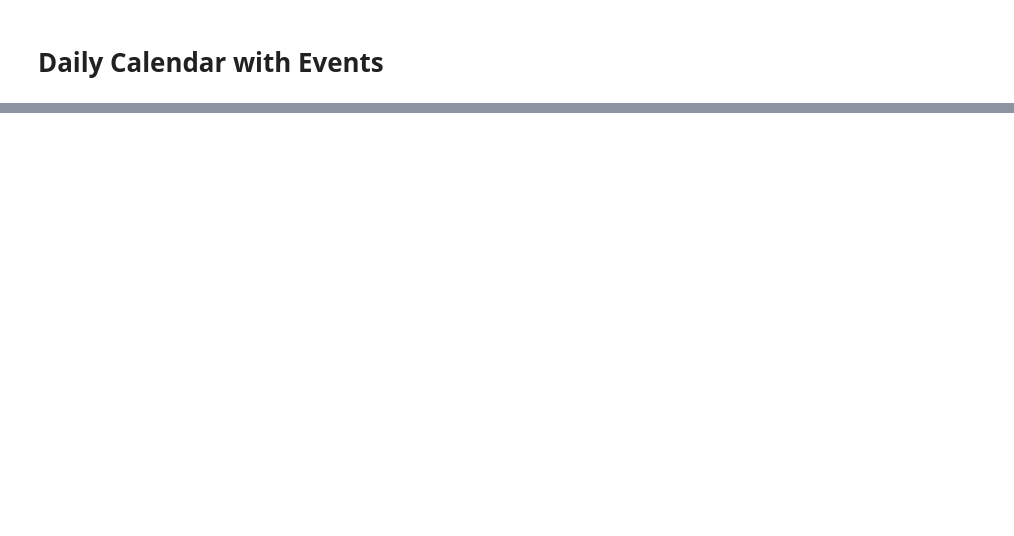
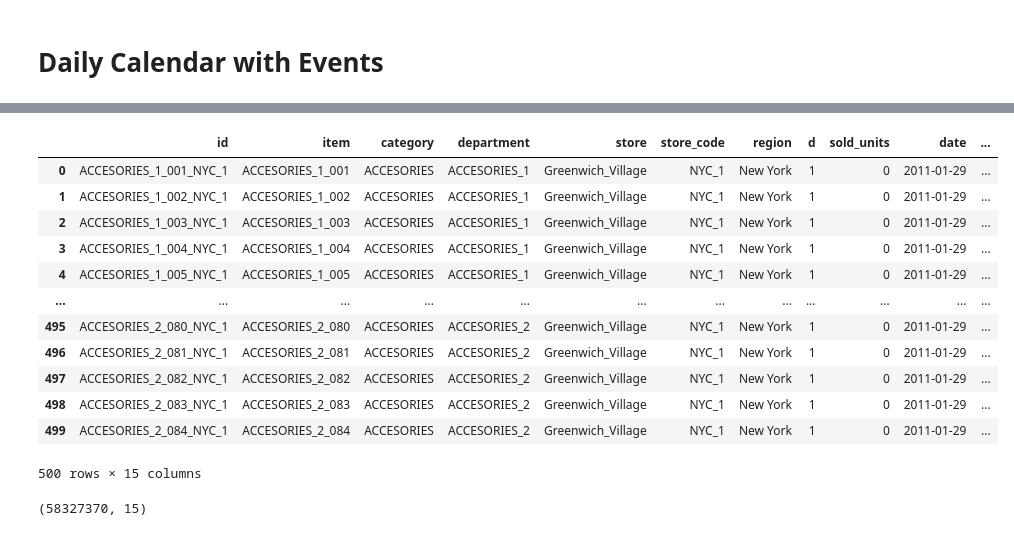
Before and after one commit to viicctor91/me, a Jupyter notebook: Projeto_Final.ipynb, the cells around one changed output, grey strips where cells are left out. Drawn from its saved outputs; the diff is of its cells as text; code cells hidden in the pictures; blank space fills up the shorter version.

```diff
--- a/Projeto_Final.ipynb
+++ b/Projeto_Final.ipynb
@@ -19,5 +26,5 @@ pd.set_option('display.max_columns', None)
 # %%
-pd.set_option('display.max_rows', None)
-#pd.reset_option('display.max_rows')
+# pd.set_option('display.max_rows', None)
+# pd.reset_option('display.max_rows')
 # %%
 #lendo arquivos
@@ -499,19 +388,0 @@ IntCastingNaNError: ignored
-# %%
-def merge_in_chunks(df_main, df_secondary, on_columns, n_chunks=20, how='left'):
-    chunk_size = len(df_main) // n_chunks
-    merged_dfs = []
-
-    # Envolva o intervalo em tqdm() para obter a barra de progresso
-    for i in tqdm(range(n_chunks)):
-        start_idx = i * chunk_size
-        end_idx = (i + 1) * chunk_size if i != n_chunks - 1 else None  # Para pegar tudo até o final no último segmento
-
-        chunk = df_main.iloc[start_idx:end_idx]
-        merged_chunk = pd.merge(chunk, df_secondary, on=on_columns, how=how)
-
-        merged_dfs.append(merged_chunk)
-
-    return pd.concat(merged_dfs)
-
-on_columns = ['item', 'store_code', 'yearweek']
-df_final = merge_in_chunks(df_sales_calendar, df_prices, on_columns, n_chunks=20)
@@ -824,0 +601,20 @@ sales_func( df_sales,
+# %%
+df_final.head(500)
+# %% [output]
+|  | id | item | category | department | store | store_code | region | d | sold_units | date | ... |
+| 0 | ACCESORIES_1_001_NYC_1 | ACCESORIES_1_001 | ACCESORIES | ACCESORIES_1 | Greenwich_Village | NYC_1 | New York | 1 | 0 | 2011-01-29 | ... |
+| 1 | ACCESORIES_1_002_NYC_1 | ACCESORIES_1_002 | ACCESORIES | ACCESORIES_1 | Greenwich_Village | NYC_1 | New York | 1 | 0 | 2011-01-29 | ... |
+| 2 | ACCESORIES_1_003_NYC_1 | ACCESORIES_1_003 | ACCESORIES | ACCESORIES_1 | Greenwich_Village | NYC_1 | New York | 1 | 0 | 2011-01-29 | ... |
+| 3 | ACCESORIES_1_004_NYC_1 | ACCESORIES_1_004 | ACCESORIES | ACCESORIES_1 | Greenwich_Village | NYC_1 | New York | 1 | 0 | 2011-01-29 | ... |
+| 4 | ACCESORIES_1_005_NYC_1 | ACCESORIES_1_005 | ACCESORIES | ACCESORIES_1 | Greenwich_Village | NYC_1 | New York | 1 | 0 | 2011-01-29 | ... |
+| ... | ... | ... | ... | ... | ... | ... | ... | ... | ... | ... | ... |
+| 495 | ACCESORIES_2_080_NYC_1 | ACCESORIES_2_080 | ACCESORIES | ACCESORIES_2 | Greenwich_Village | NYC_1 | New York | 1 | 0 | 2011-01-29 | ... |
+| 496 | ACCESORIES_2_081_NYC_1 | ACCESORIES_2_081 | ACCESORIES | ACCESORIES_2 | Greenwich_Village | NYC_1 | New York | 1 | 0 | 2011-01-29 | ... |
+| 497 | ACCESORIES_2_082_NYC_1 | ACCESORIES_2_082 | ACCESORIES | ACCESORIES_2 | Greenwich_Village | NYC_1 | New York | 1 | 0 | 2011-01-29 | ... |
+| 498 | ACCESORIES_2_083_NYC_1 | ACCESORIES_2_083 | ACCESORIES | ACCESORIES_2 | Greenwich_Village | NYC_1 | New York | 1 | 0 | 2011-01-29 | ... |
+| 499 | ACCESORIES_2_084_NYC_1 | ACCESORIES_2_084 | ACCESORIES | ACCESORIES_2 | Greenwich_Village | NYC_1 | New York | 1 | 0 | 2011-01-29 | ... |
+500 rows × 15 columns
+# %%
+df_final.shape
+# %% [output]
+(58327370, 15)
```
Also changed, not shown: parts of 98 cells of this notebook.
